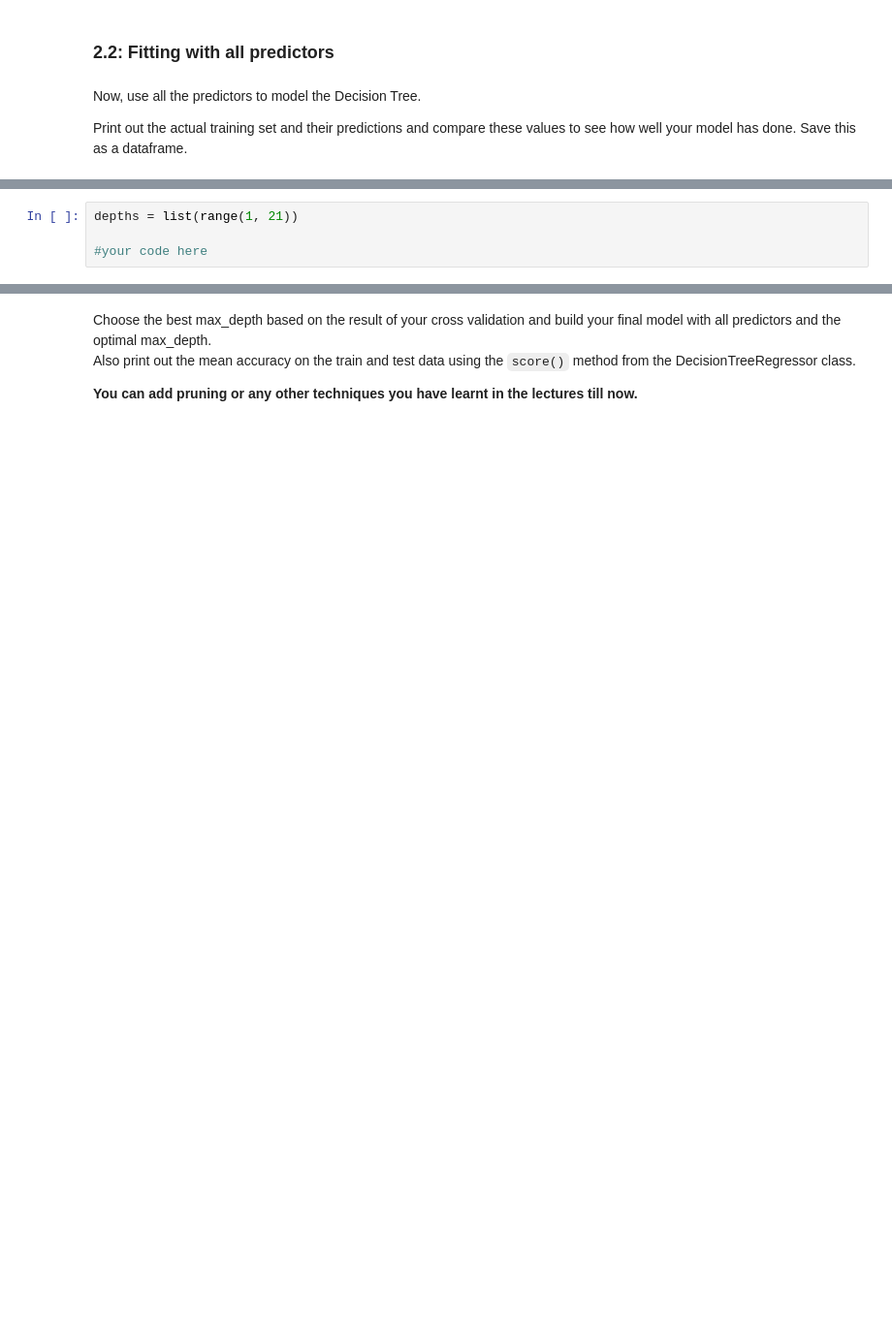
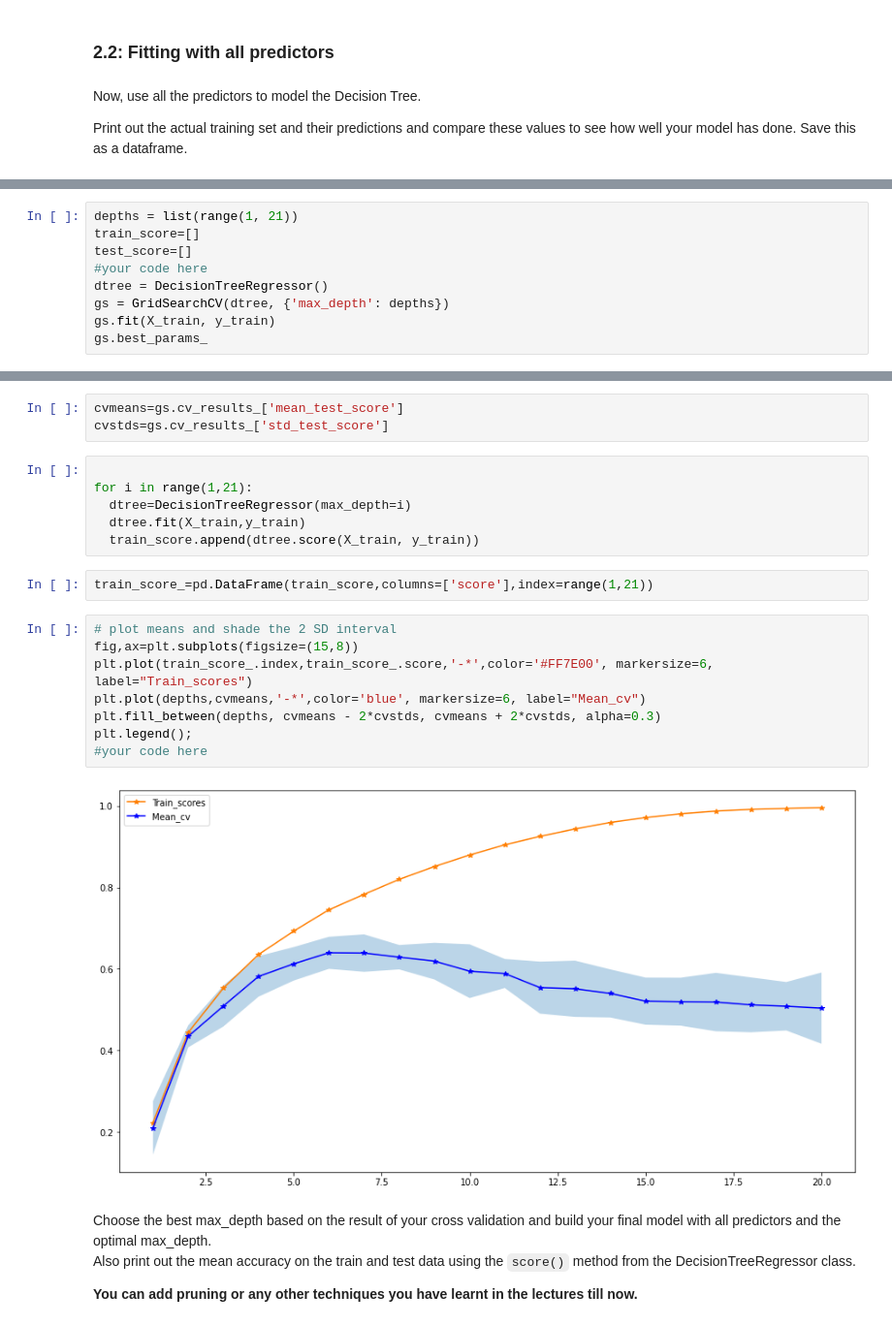
Before and after one commit to bitanb1999/univ-ml2-lab1, a Jupyter notebook: distribute_lab1.ipynb, the cells around one changed output, grey strips where cells are left out. Shown: that part at 97% size. Cells and saved outputs as stored; diff of their text form; blank space fills up the shorter version.

```diff
--- a/distribute_lab1.ipynb
+++ b/distribute_lab1.ipynb
@@ -148,5 +177,10 @@ Your plot should look something like this:
 ![goodreadsexample](https://drive.google.com/uc?export=view&id=1iAJf3AGbiri8r6B0nrtbRIgxhkF1yGsR)
 # %%
 depths = list(range(1, 21))
-
+train_score=[]
+test_score=[]
 #your code here
+dtree = DecisionTreeRegressor()
+gs = GridSearchCV(dtree, {'max_depth': depths})
+gs.fit(X_train, y_train)
+gs.best_params_
@@ -157,3 +209,24 @@ depths = list(range(1, 21))
+# %%
+cvmeans=gs.cv_results_['mean_test_score']
+cvstds=gs.cv_results_['std_test_score']
+# %%
+
+for i in range(1,21):
+  dtree=DecisionTreeRegressor(max_depth=i)
+  dtree.fit(X_train,y_train)
+  train_score.append(dtree.score(X_train, y_train))
+# %%
+train_score_=pd.DataFrame(train_score,columns=['score'],index=range(1,21))
+# %%
+# plot means and shade the 2 SD interval
+fig,ax=plt.subplots(figsize=(15,8))
+plt.plot(train_score_.index,train_score_.score,'-*',color='#FF7E00', markersize=6, label="Train_scores")
+plt.plot(depths,cvmeans,'-*',color='blue', markersize=6, label="Mean_cv")
+plt.fill_between(depths, cvmeans - 2*cvstds, cvmeans + 2*cvstds, alpha=0.3)
+plt.legend();
+#your code here
+# %% [output]
+[figure, added]
 # %% [markdown]
 Choose the best max_depth based on the result of your cross validation and build your final model with all predictors and the optimal max_depth.<br>
 Also print out the mean accuracy on the train and test data using the `score()` method from the DecisionTreeRegressor class.
```
Also changed, not shown: parts of 21 cells of this notebook.
